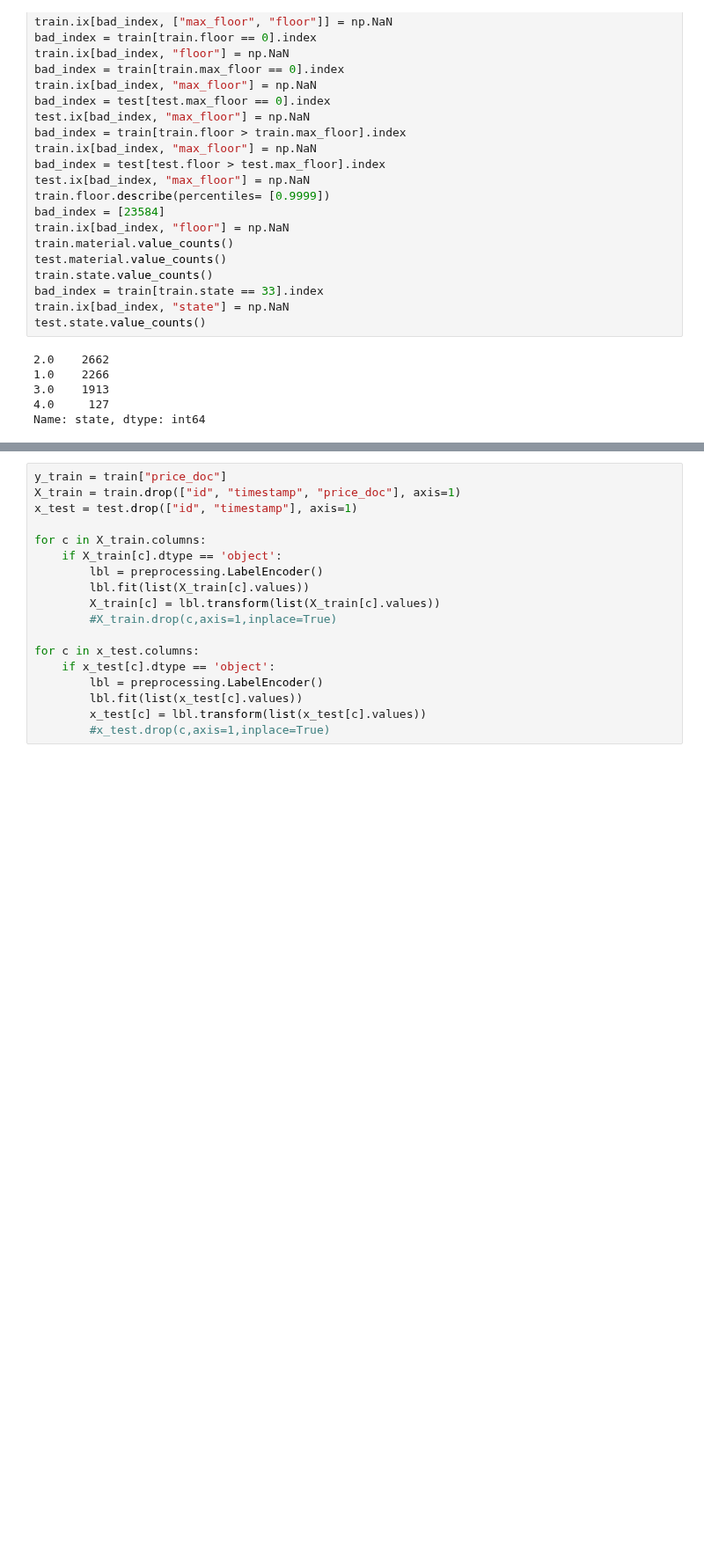
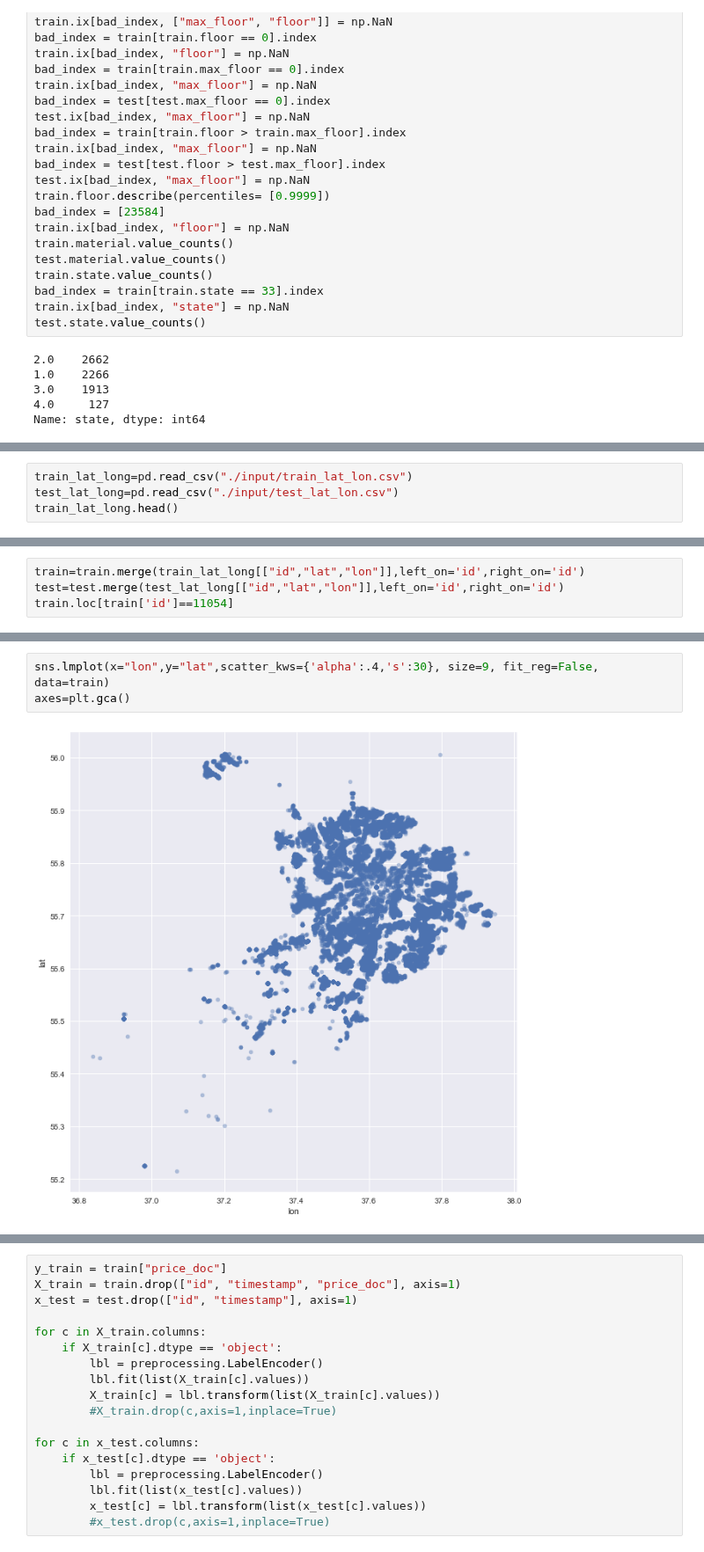
Before and after one commit to JCreeks/SyberbankHousingPrice, a Jupyter notebook: Initial_XGB.ipynb, the cells around one changed output, grey strips where cells are left out. Shown at 88% size. Drawn from its saved outputs; the diff is of its cells as text; blank space fills up the shorter version.

```diff
--- a/Initial_XGB.ipynb
+++ b/Initial_XGB.ipynb
@@ -119,0 +158,4 @@ Name: state, dtype: int64
+# %%
+train_lat_long=pd.read_csv("./input/train_lat_lon.csv")
+test_lat_long=pd.read_csv("./input/test_lat_lon.csv")
+train_lat_long.head()
@@ -119,0 +169,4 @@ Name: state, dtype: int64
+# %%
+train=train.merge(train_lat_long[["id","lat","lon"]],left_on='id',right_on='id')
+test=test.merge(test_lat_long[["id","lat","lon"]],left_on='id',right_on='id')
+train.loc[train['id']==11054]
@@ -119,0 +185,5 @@ Name: state, dtype: int64
+# %%
+sns.lmplot(x="lon",y="lat",scatter_kws={'alpha':.4,'s':30}, size=9, fit_reg=False, data=train)
+axes=plt.gca()
+# %% [output]
+[figure, added]
```
Also changed, not shown: parts of 10 cells of this notebook, 1 other file.
